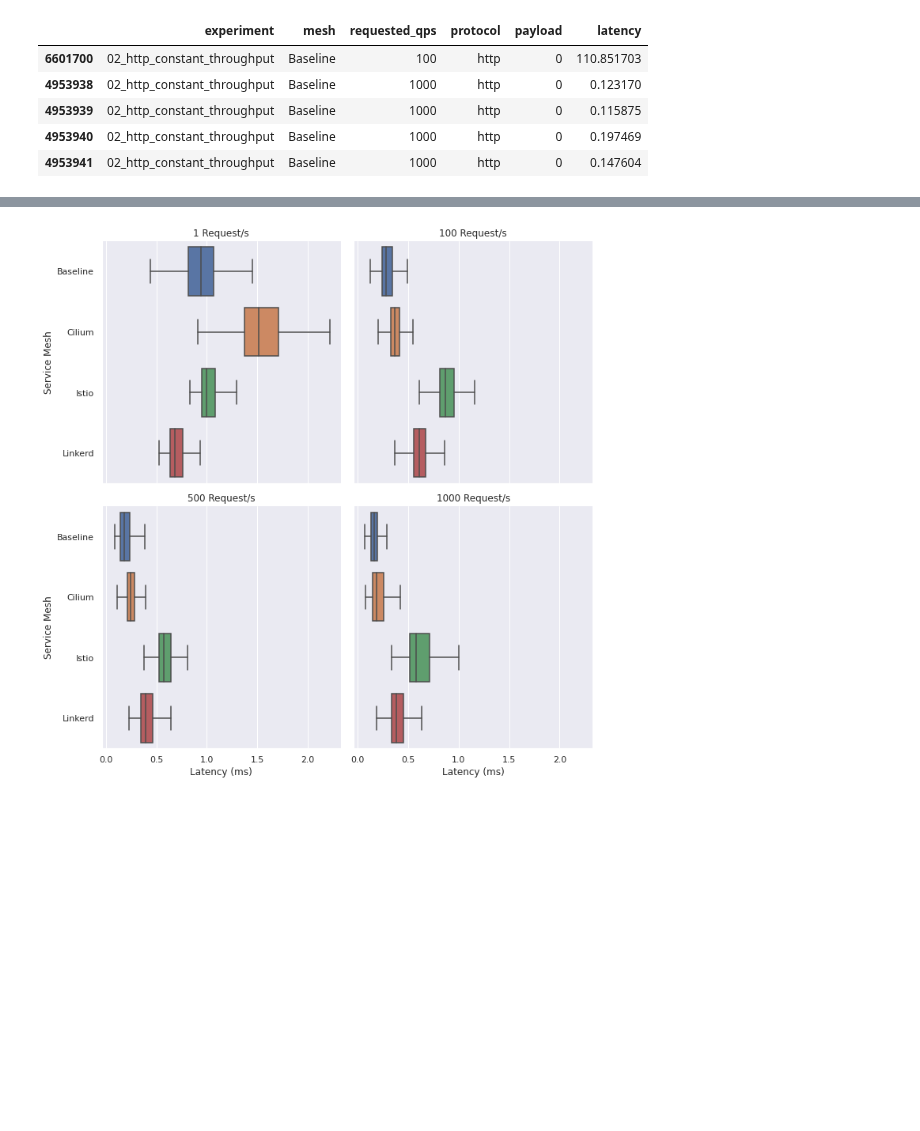
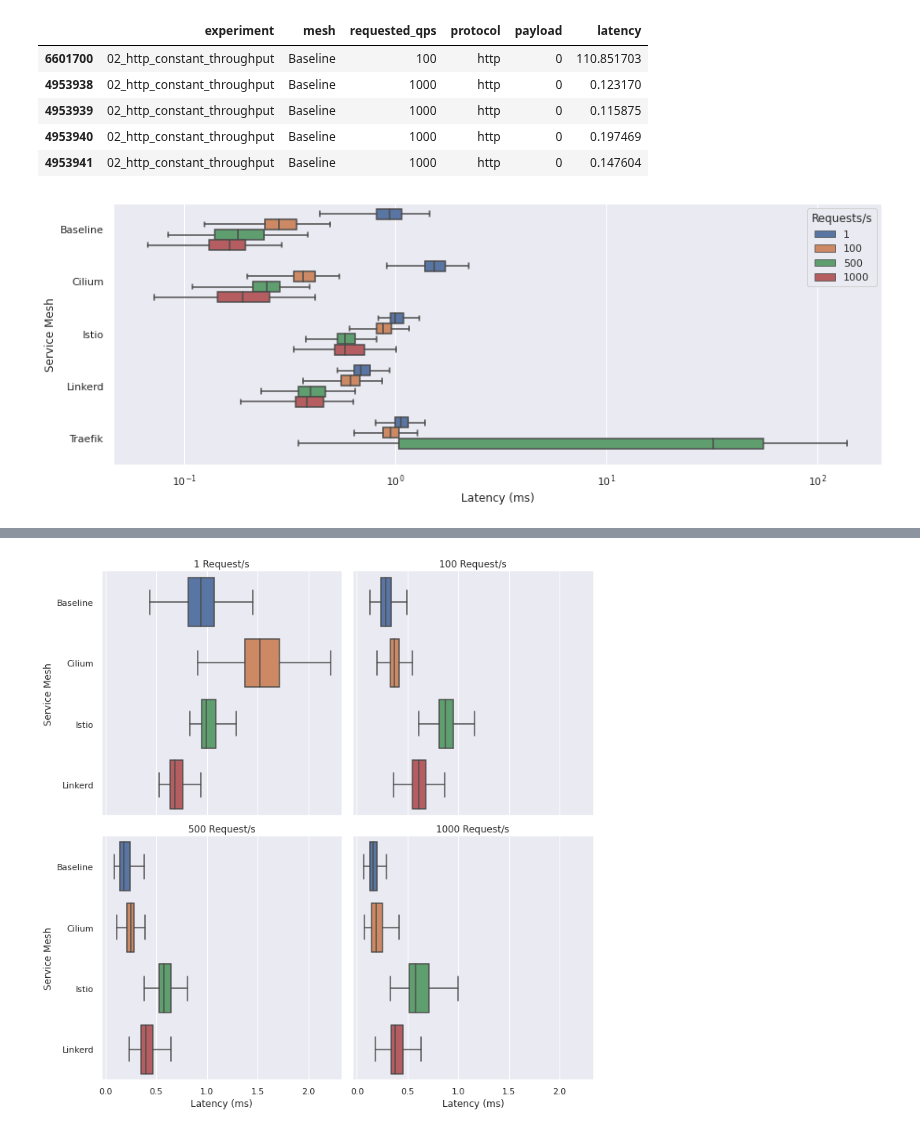
Before and after one commit to RichardBieringa/mesh-bench, a Jupyter notebook: viz/20_latencies.ipynb, the cells around one changed output, grey strips where cells are left out. Saved outputs shown, nothing was run; the diff lists cells and outputs as text; code cells hidden in the pictures; blank space fills up the shorter version.

```diff
--- a/viz/20_latencies.ipynb
+++ b/viz/20_latencies.ipynb
@@ -66,6 +66,34 @@ df.head()
 | 4953939 | 02_http_constant_throughput | Baseline | 1000 | http | 0 | 0.115875 |
 | 4953940 | 02_http_constant_throughput | Baseline | 1000 | http | 0 | 0.197469 |
 | 4953941 | 02_http_constant_throughput | Baseline | 1000 | http | 0 | 0.147604 |
+# %%
+"""
+PLOT: Boxplot latency by mesh
+Desc: Show 25p med 50p latencies
+"""
+
+file_name = f"{file_prefix}-latency-log.pdf"
+
+fig, ax = plt.subplots()
+# fig.set_size_inches([12.4, 6.4])
+fig.set_size_inches([12.8, 4.8])
+
+# data = df[(df["mesh"] != "Traefik") & (df["requested_qps"] != "1000")]
+data = df.loc[~((df["mesh"] == "Traefik") & (df["requested_qps"] == "1000")),:]
+ax = sns.boxplot(data=data, x="latency", y="mesh", hue="requested_qps", showfliers=False)
+
+# Labels
+ax.set_ylabel("Service Mesh")
+ax.set_xlabel("Latency (ms)")
+
+ax.set_xscale("log")
+
+ax.legend(title="Requests/s")
+
+fig.tight_layout()
+fig.savefig(plot_dir / file_name)
+# %% [output]
+[figure, added]
 # %%
 """
 PLOT: Boxplot latency by mesh
```
Also changed, not shown: parts of 4 cells of this notebook, 16 other files.
